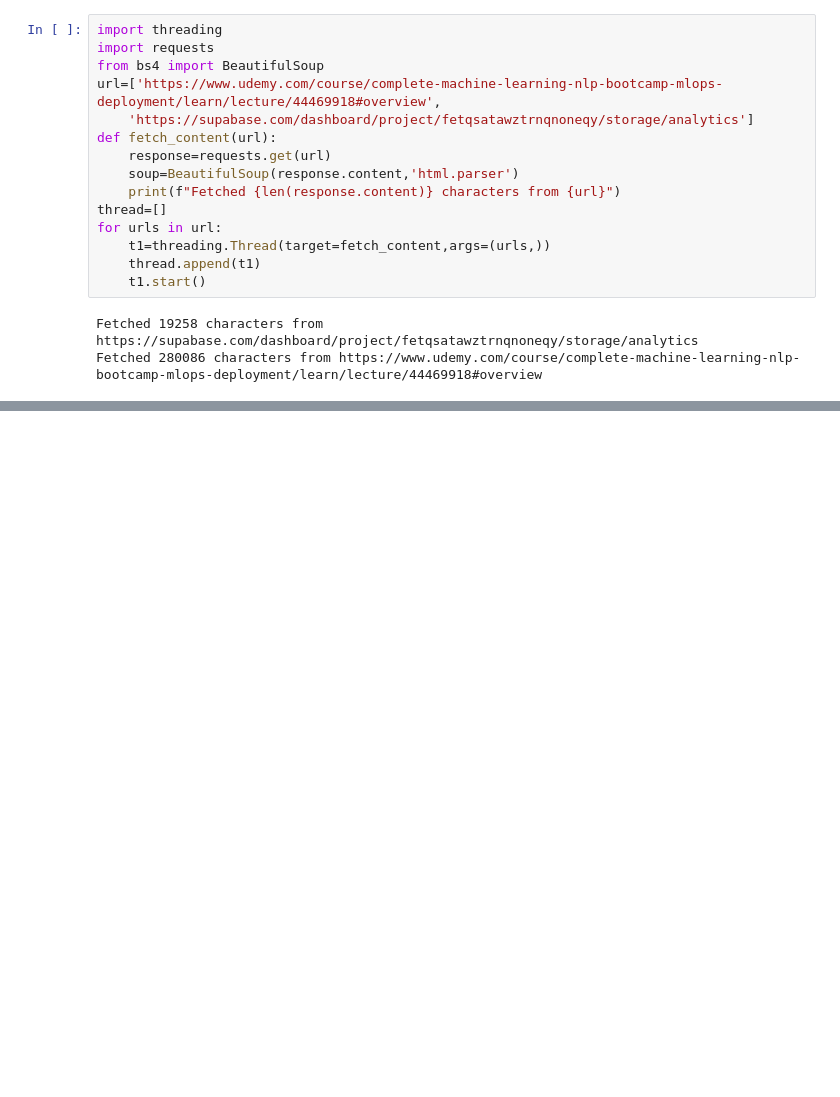
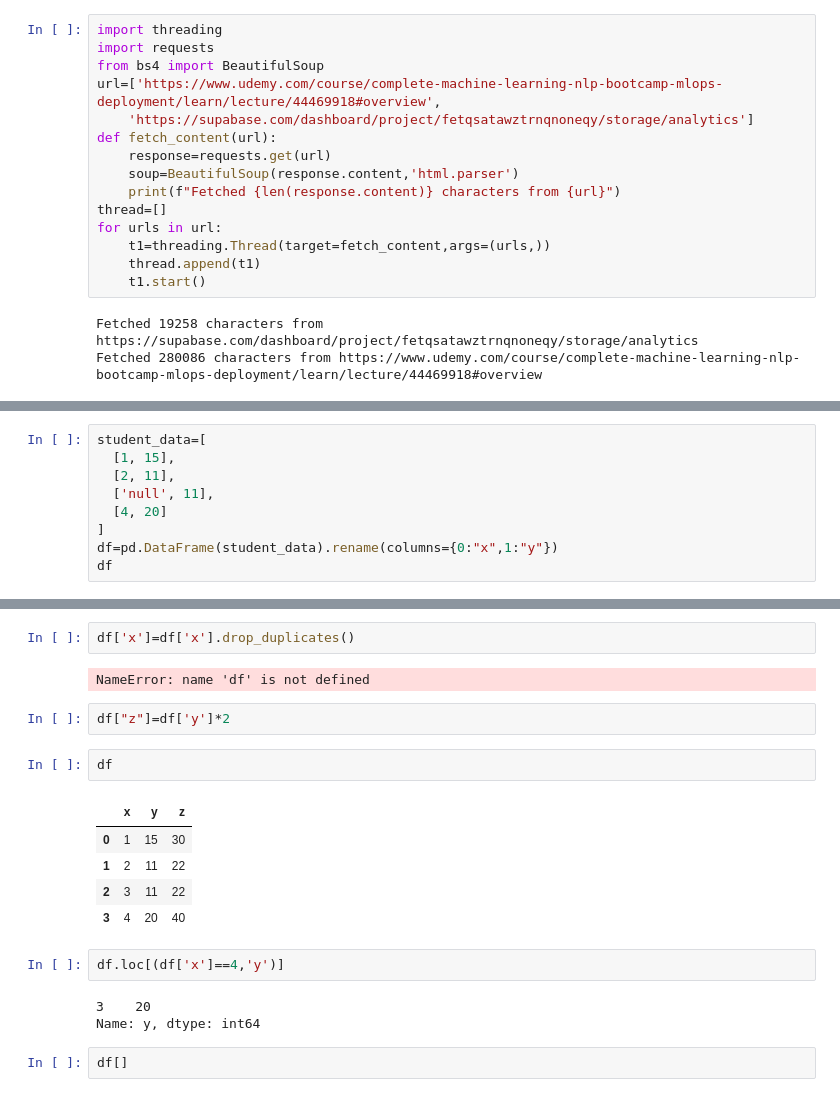
Before and after one commit to xors11/ML_journey, a Jupyter notebook: logging.ipynb, the cells around one changed output, grey strips where cells are left out. Drawn from its saved outputs; the diff is of its cells as text; blank space fills up the shorter version.

```diff
--- a/logging.ipynb
+++ b/logging.ipynb
@@ -61,0 +65,9 @@ Fetched 280086 characters from https://www.udemy.com/course/complete-machine-lea
+# %%
+student_data=[
+  [1, 15],
+  [2, 11],
+  ['null', 11],
+  [4, 20]
+]
+df=pd.DataFrame(student_data).rename(columns={0:"x",1:"y"})
+df
@@ -61,0 +80,21 @@ Fetched 280086 characters from https://www.udemy.com/course/complete-machine-lea
+# %%
+df['x']=df['x'].drop_duplicates()
+# %% [output]
+NameError: name 'df' is not defined
+# %%
+df["z"]=df['y']*2
+# %%
+df
+# %% [output]
+|  | x | y | z |
+| 0 | 1 | 15 | 30 |
+| 1 | 2 | 11 | 22 |
+| 2 | 3 | 11 | 22 |
+| 3 | 4 | 20 | 40 |
+# %%
+df.loc[(df['x']==4,'y')]
+# %% [output]
+3    20
+Name: y, dtype: int64
+# %%
+df[]
```
Also changed, not shown: parts of 3 cells of this notebook, 2 other files.
